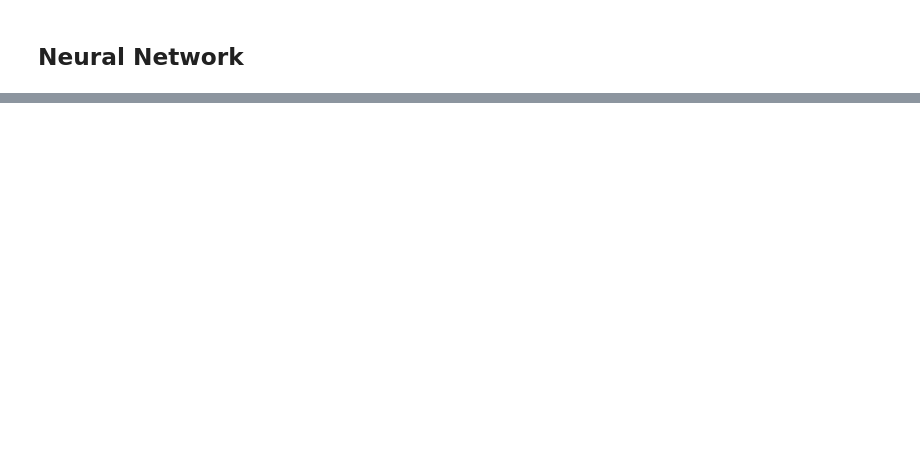
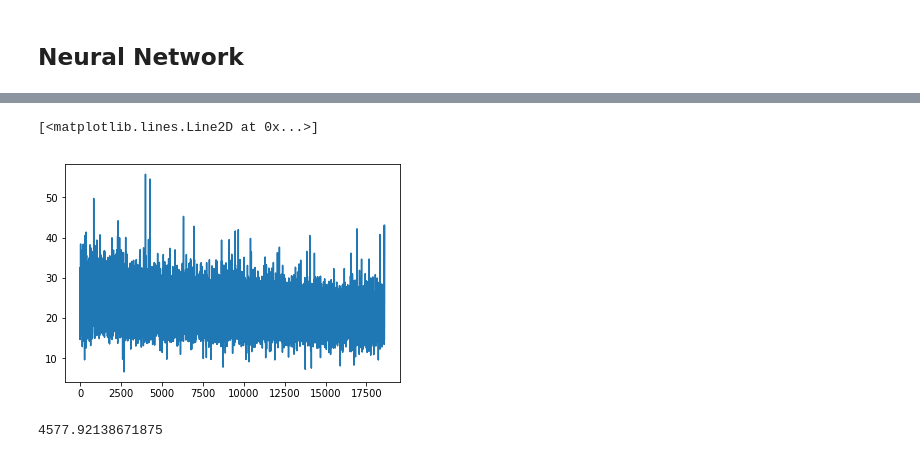
Before and after one commit to manishym/udacity-body-fat-prediction-challenge, a Jupyter notebook: notebooks/udacity-body-fat-prediction-challenge.ipynb, the cells around one changed output, grey strips where cells are left out. Saved outputs shown, nothing was run; the diff lists cells and outputs as text; code cells hidden in the pictures; blank space fills up the shorter version.

```diff
--- a/notebooks/udacity-body-fat-prediction-challenge.ipynb
+++ b/notebooks/udacity-body-fat-prediction-challenge.ipynb
@@ -314,0 +682,2 @@ list(combinations(l, 2))
+# %%
+model = LinearRegression(in_channels=train_dataset[0][0].size()[0], hidden_size=[40, 20, 10])
@@ -314,0 +688,27 @@ list(combinations(l, 2))
+# %%
+optim = torch.optim.ASGD(model.parameters(), lr=1e-6, weight_decay=0.1)
+# %%
+criterion = nn.MSELoss()
+# %%
+%%time
+losses = []
+for epoch in range(600):
+    for X, y in train_loader:
+        optim.zero_grad()
+        X_v = Variable(X)
+        y_v = Variable(y)
+        y_pred = model(X_v)
+        loss = criterion(y_pred, y_v)
+        losses.append(loss.data[0])
+        loss.backward()
+        optim.step()
+#         print(loss.data[0])
+
+    for X, y in test_loader:
+        X_v = Variable(X)
+        y_v = Variable(y)
+        y_pred = model(X_v)
+        npp = y_pred.data.numpy()
+        npy = y.numpy()
+        score = mean_absolute_error(npp, npy)
+        print(f"Epoch: {epoch} Score: {score}")
@@ -314,0 +733,9 @@ list(combinations(l, 2))
+# %%
+plt.plot(losses)
+# %% [output]
+[<matplotlib.lines.Line2D at 0x...>]
+[figure, added]
+# %%
+print(losses[10])
+# %% [output]
+4577.92138671875
```
Also changed, not shown: parts of 89 cells of this notebook, 2 other files.
